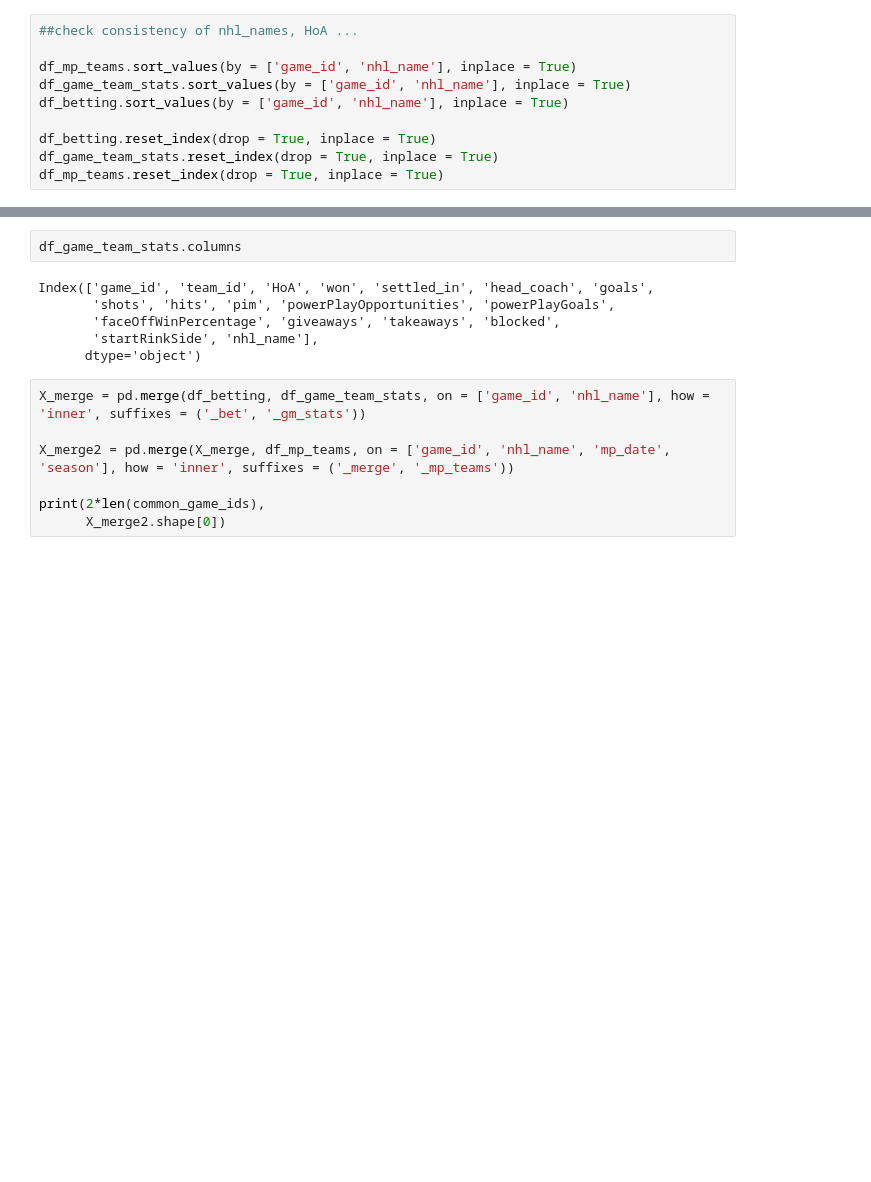
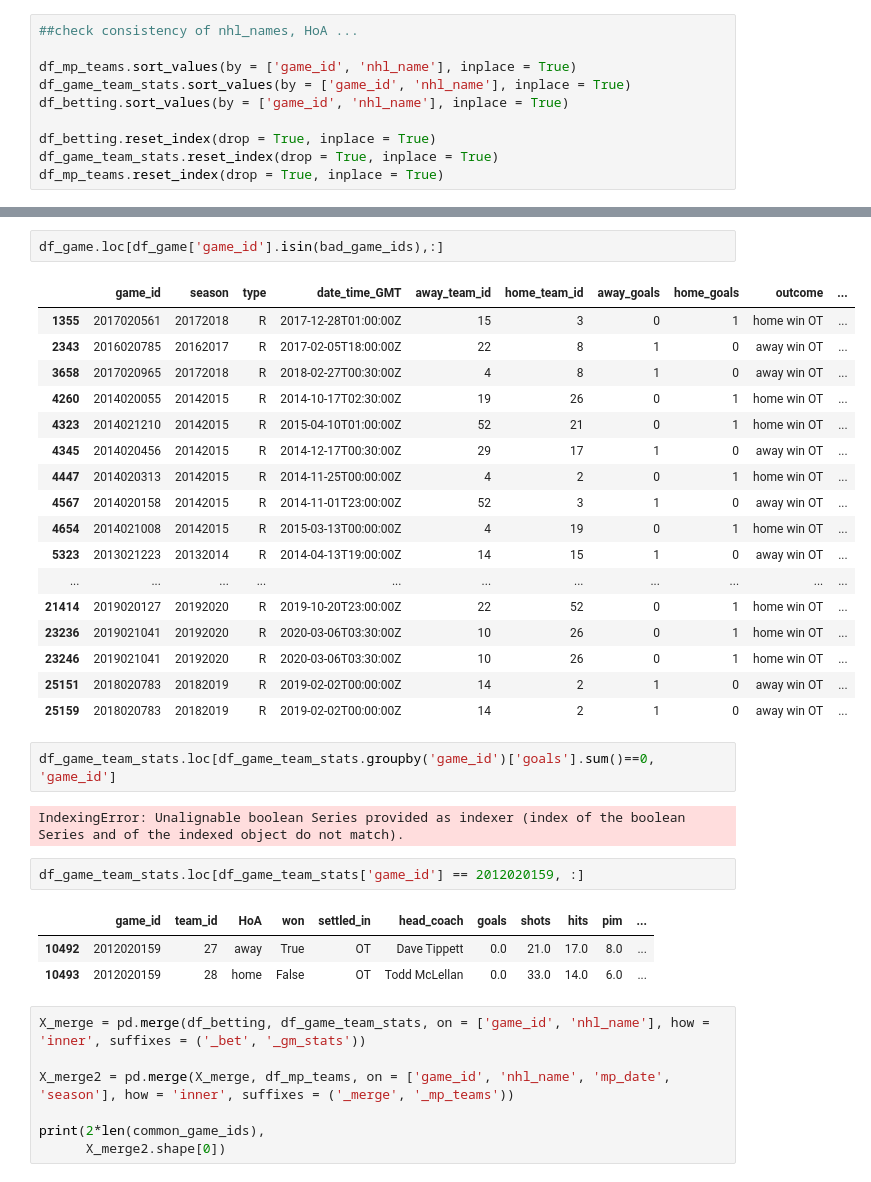
Before and after one commit to joeyamosjohns/final_project_nhl_prediction, a Jupyter notebook: Note_books/NHL_data_shape_notebooks/v3_Merge.ipynb, the cells around one changed output, grey strips where cells are left out. Cells and saved outputs as stored; diff of their text form; blank space fills up the shorter version.

```diff
--- a/Note_books/NHL_data_shape_notebooks/v3_Merge.ipynb
+++ b/Note_books/NHL_data_shape_notebooks/v3_Merge.ipynb
@@ -550,11 +567,33 @@ df_mp_teams.reset_index(drop = True, inplace = True)
+# %%
+df_game.loc[df_game['game_id'].isin(bad_game_ids),:]
+# %% [output]
+|  | game_id | season | type | date_time_GMT | away_team_id | home_team_id | away_goals | home_goals | outcome | ... |
+| 1355 | 2017020561 | 20172018 | R | 2017-12-28T01:00:00Z | 15 | 3 | 0 | 1 | home win OT | ... |
+| 2343 | 2016020785 | 20162017 | R | 2017-02-05T18:00:00Z | 22 | 8 | 1 | 0 | away win OT | ... |
+| 3658 | 2017020965 | 20172018 | R | 2018-02-27T00:30:00Z | 4 | 8 | 1 | 0 | away win OT | ... |
+| 4260 | 2014020055 | 20142015 | R | 2014-10-17T02:30:00Z | 19 | 26 | 0 | 1 | home win OT | ... |
+| 4323 | 2014021210 | 20142015 | R | 2015-04-10T01:00:00Z | 52 | 21 | 0 | 1 | home win OT | ... |
+| 4345 | 2014020456 | 20142015 | R | 2014-12-17T00:30:00Z | 29 | 17 | 1 | 0 | away win OT | ... |
+| 4447 | 2014020313 | 20142015 | R | 2014-11-25T00:00:00Z | 4 | 2 | 0 | 1 | home win OT | ... |
+| 4567 | 2014020158 | 20142015 | R | 2014-11-01T23:00:00Z | 52 | 3 | 1 | 0 | away win OT | ... |
+| 4654 | 2014021008 | 20142015 | R | 2015-03-13T00:00:00Z | 4 | 19 | 0 | 1 | home win OT | ... |
+| 5323 | 2013021223 | 20132014 | R | 2014-04-13T19:00:00Z | 14 | 15 | 1 | 0 | away win OT | ... |
+| ... | ... | ... | ... | ... | ... | ... | ... | ... | ... | ... |
+| 21414 | 2019020127 | 20192020 | R | 2019-10-20T23:00:00Z | 22 | 52 | 0 | 1 | home win OT | ... |
+| 23236 | 2019021041 | 20192020 | R | 2020-03-06T03:30:00Z | 10 | 26 | 0 | 1 | home win OT | ... |
+| 23246 | 2019021041 | 20192020 | R | 2020-03-06T03:30:00Z | 10 | 26 | 0 | 1 | home win OT | ... |
+| 25151 | 2018020783 | 20182019 | R | 2019-02-02T00:00:00Z | 14 | 2 | 1 | 0 | away win OT | ... |
+| 25159 | 2018020783 | 20182019 | R | 2019-02-02T00:00:00Z | 14 | 2 | 1 | 0 | away win OT | ... |
+# %%
+df_game_team_stats.loc[df_game_team_stats.groupby('game_id')['goals'].sum()==0, 'game_id']
+# %% [output]
+IndexingError: Unalignable boolean Series provided as indexer (index of the boolean Series and of the indexed object do not match).
 # %%
-df_game_team_stats.columns
+df_game_team_stats.loc[df_game_team_stats['game_id'] == 2012020159, :]
 # %% [output]
-Index(['game_id', 'team_id', 'HoA', 'won', 'settled_in', 'head_coach', 'goals',
-       'shots', 'hits', 'pim', 'powerPlayOpportunities', 'powerPlayGoals',
-       'faceOffWinPercentage', 'giveaways', 'takeaways', 'blocked',
-       'startRinkSide', 'nhl_name'],
-      dtype='object')
+|  | game_id | team_id | HoA | won | settled_in | head_coach | goals | shots | hits | pim | ... |
+| 10492 | 2012020159 | 27 | away | True | OT | Dave Tippett | 0.0 | 21.0 | 17.0 | 8.0 | ... |
+| 10493 | 2012020159 | 28 | home | False | OT | Todd McLellan | 0.0 | 33.0 | 14.0 | 6.0 | ... |
 # %%
 X_merge = pd.merge(df_betting, df_game_team_stats, on = ['game_id', 'nhl_name'], how = 'inner', suffixes = ('_bet', '_gm_stats'))
 
```
Also changed, not shown: parts of 2 cells of this notebook, 2 other files.
